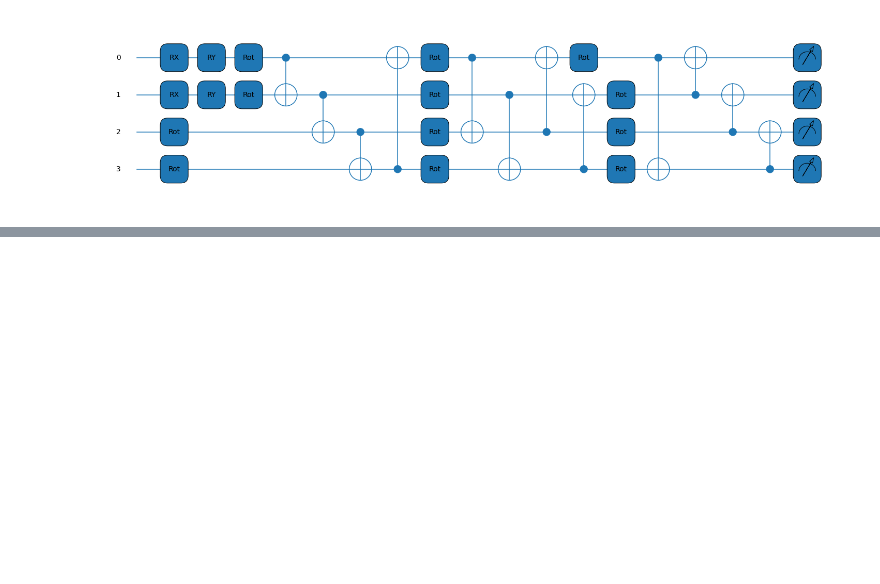
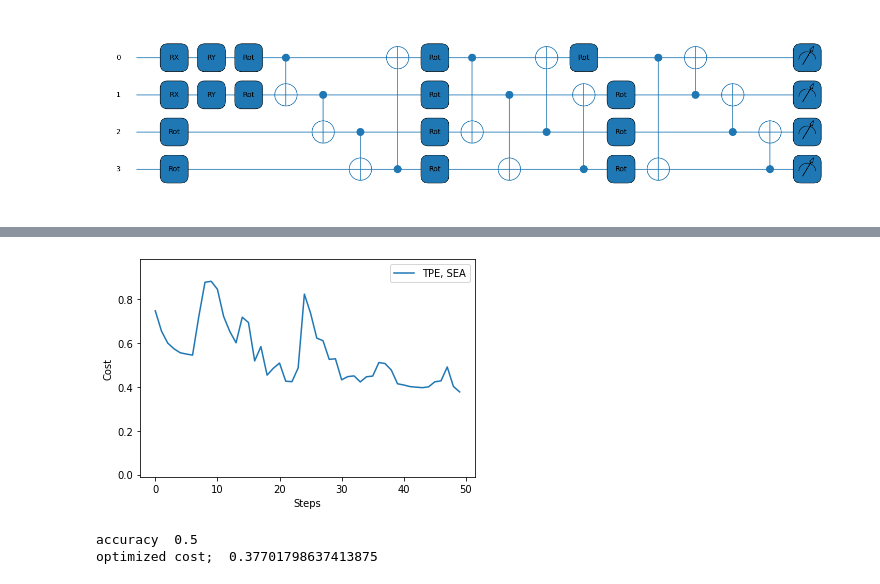
Before and after one commit to kkensuke/quantum-machine-learning, a Jupyter notebook: quantum-classification/quantum_classification_iris.ipynb, the cells around one changed output, grey strips where cells are left out. Drawn from its saved outputs; the diff is of its cells as text; code cells hidden in the pictures; blank space fills up the shorter version.

```diff
--- a/quantum-classification/quantum_classification_iris.ipynb
+++ b/quantum-classification/quantum_classification_iris.ipynb
@@ -201,0 +234,10 @@ optimized cost;  0.020312639876076916
+# %%
+test.plot_cost()
+# %% [output]
+[figure, added]
+# %%
+print('accuracy ', test.accuracy(x_test, y_test))
+print('optimized cost; ', test.cost_list[-1])
+# %% [output]
+accuracy  0.5
+optimized cost;  0.37701798637413875
```
Also changed, not shown: parts of 12 cells of this notebook, 1 other file.
